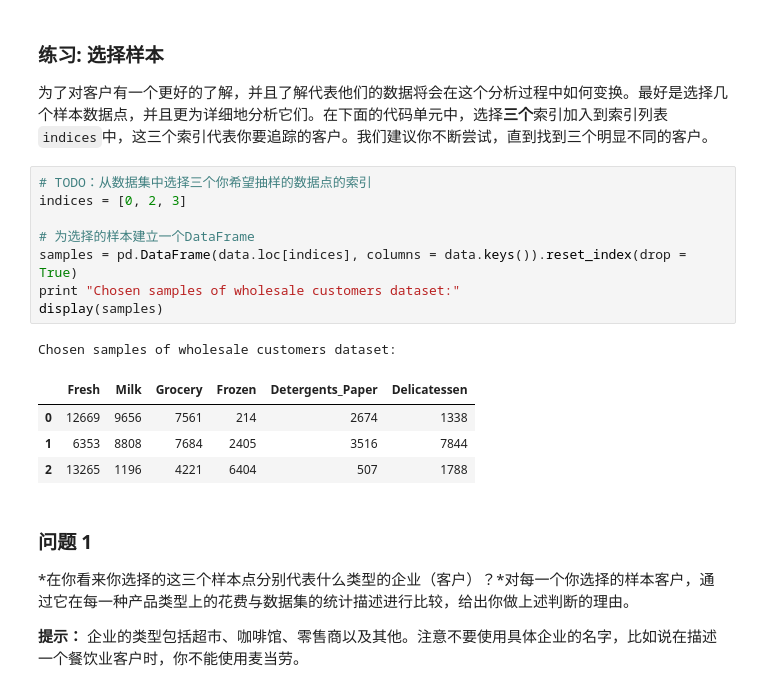
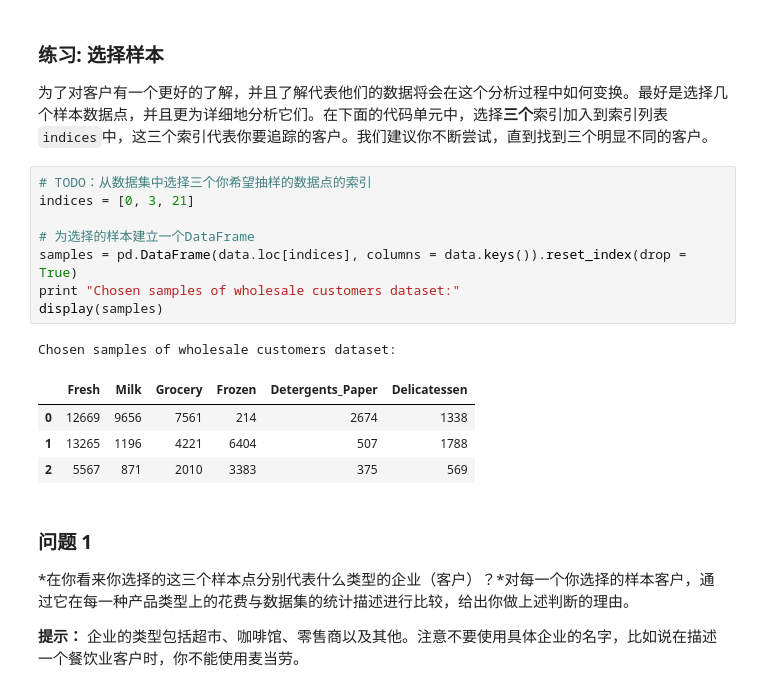
Before and after one commit to aesne/creating_customer_segments, a Jupyter notebook: customer_segments.ipynb, the cells around one changed output. Cells and saved outputs as stored; diff of their text form.

```diff
--- a/customer_segments.ipynb
+++ b/customer_segments.ipynb
@@ -63,18 +63,18 @@ display(data.describe())
 为了对客户有一个更好的了解，并且了解代表他们的数据将会在这个分析过程中如何变换。最好是选择几个样本数据点，并且更为详细地分析它们。在下面的代码单元中，选择**三个**索引加入到索引列表`indices`中，这三个索引代表你要追踪的客户。我们建议你不断尝试，直到找到三个明显不同的客户。
 # %%
 # TODO：从数据集中选择三个你希望抽样的数据点的索引
-indices = [0, 2, 3]
+indices = [0, 3, 21]
 
 # 为选择的样本建立一个DataFrame
 samples = pd.DataFrame(data.loc[indices], columns = data.keys()).reset_index(drop = True)
 print "Chosen samples of wholesale customers dataset:"
 display(samples)
 # %% [output]
 Chosen samples of wholesale customers dataset:
 |  | Fresh | Milk | Grocery | Frozen | Detergents_Paper | Delicatessen |
 | 0 | 12669 | 9656 | 7561 | 214 | 2674 | 1338 |
-| 1 | 6353 | 8808 | 7684 | 2405 | 3516 | 7844 |
-| 2 | 13265 | 1196 | 4221 | 6404 | 507 | 1788 |
+| 1 | 13265 | 1196 | 4221 | 6404 | 507 | 1788 |
+| 2 | 5567 | 871 | 2010 | 3383 | 375 | 569 |
 # %% [markdown]
 ### 问题 1
 *在你看来你选择的这三个样本点分别代表什么类型的企业（客户）？*对每一个你选择的样本客户，通过它在每一种产品类型上的花费与数据集的统计描述进行比较，给出你做上述判断的理由。
```
Also changed, not shown: parts of 30 cells of this notebook, 1 other file.
